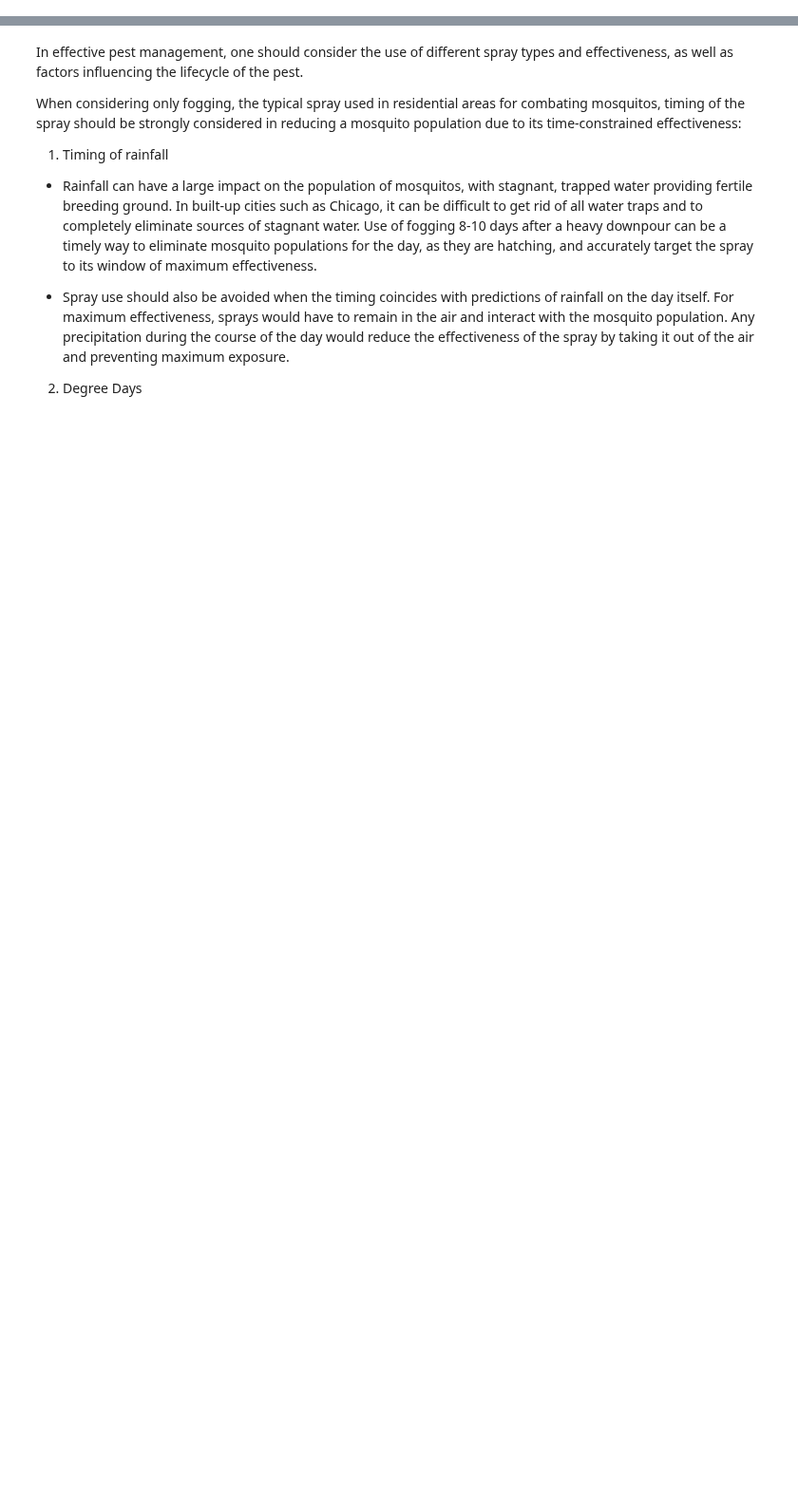
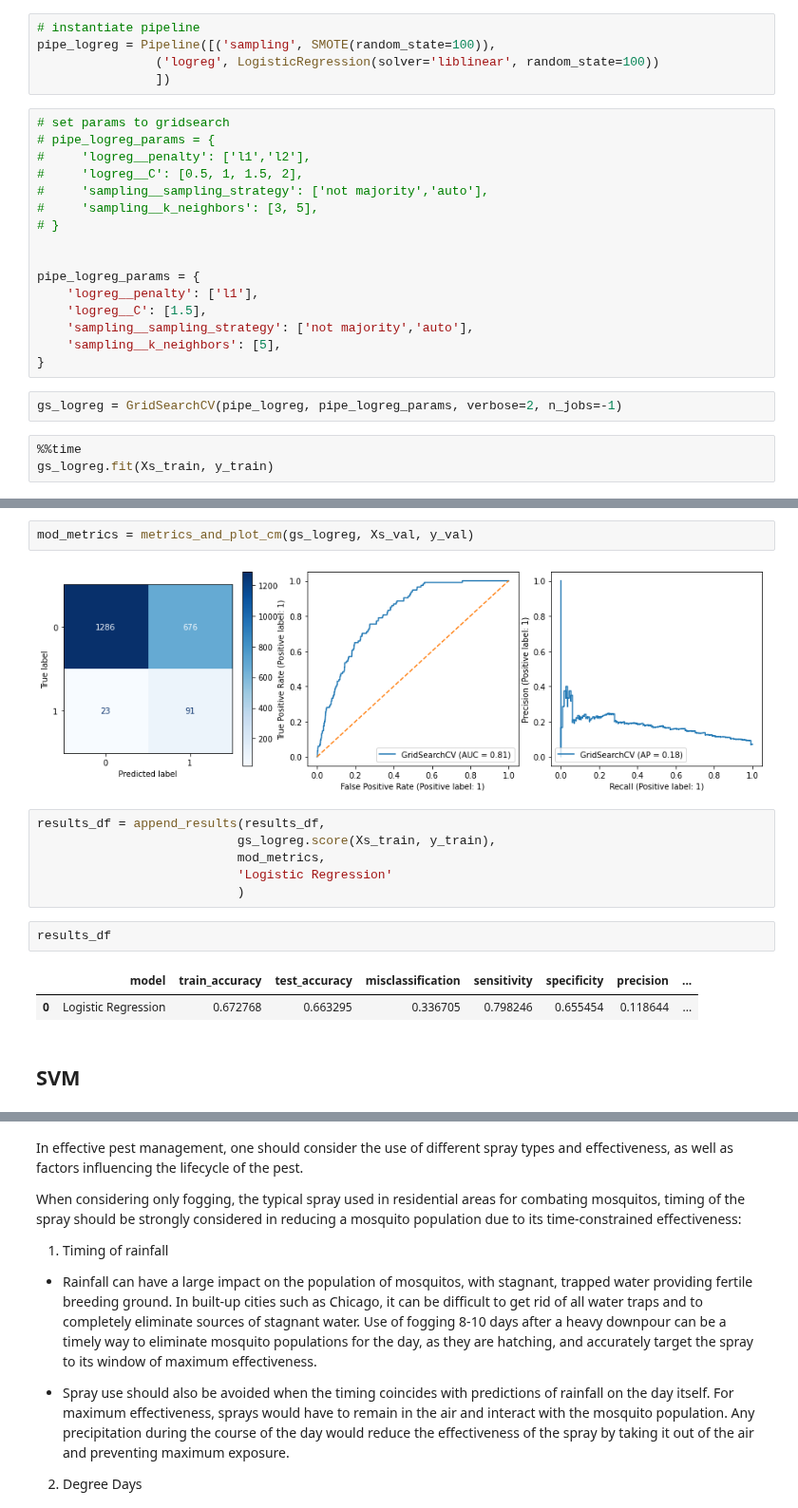
Before and after one commit to kkhalis/project_4, a Jupyter notebook: Project 4 - West Nile Virus Prediction_Khalis.ipynb, the cells around one changed output, grey strips where cells are left out. Shown at 95% size. Cells and saved outputs as stored; diff of their text form; blank space fills up the shorter version.

Commit message:
Added AP score

```diff
--- a/Project 4 - West Nile Virus Prediction_Khalis.ipynb
+++ b/Project 4 - West Nile Virus Prediction_Khalis.ipynb
@@ -1031,0 +145,26 @@ When examining the data, we do not see any similar correlation in mosquito popul
+# %%
+# instantiate pipeline
+pipe_logreg = Pipeline([('sampling', SMOTE(random_state=100)),
+                ('logreg', LogisticRegression(solver='liblinear', random_state=100))
+                ])
+# %%
+# set params to gridsearch
+# pipe_logreg_params = {
+#     'logreg__penalty': ['l1','l2'],
+#     'logreg__C': [0.5, 1, 1.5, 2],
+#     'sampling__sampling_strategy': ['not majority','auto'],
+#     'sampling__k_neighbors': [3, 5],
+# }
+
+
+pipe_logreg_params = {
+    'logreg__penalty': ['l1'],
+    'logreg__C': [1.5],
+    'sampling__sampling_strategy': ['not majority','auto'],
+    'sampling__k_neighbors': [5],
+}
+# %%
+gs_logreg = GridSearchCV(pipe_logreg, pipe_logreg_params, verbose=2, n_jobs=-1)
+# %%
+%%time
+gs_logreg.fit(Xs_train, y_train)
@@ -1031,0 +191,17 @@ When examining the data, we do not see any similar correlation in mosquito popul
+# %%
+mod_metrics = metrics_and_plot_cm(gs_logreg, Xs_val, y_val)
+# %% [output]
+[figure, added]
+# %%
+results_df = append_results(results_df,
+                           gs_logreg.score(Xs_train, y_train),
+                           mod_metrics,
+                           'Logistic Regression'
+                           )
+# %%
+results_df
+# %% [output]
+|  | model | train_accuracy | test_accuracy | misclassification | sensitivity | specificity | precision | ... |
+| 0 | Logistic Regression | 0.672768 | 0.663295 | 0.336705 | 0.798246 | 0.655454 | 0.118644 | ... |
+# %% [markdown]
+## SVM
```
Also changed, not shown: parts of 259 cells of this notebook.
